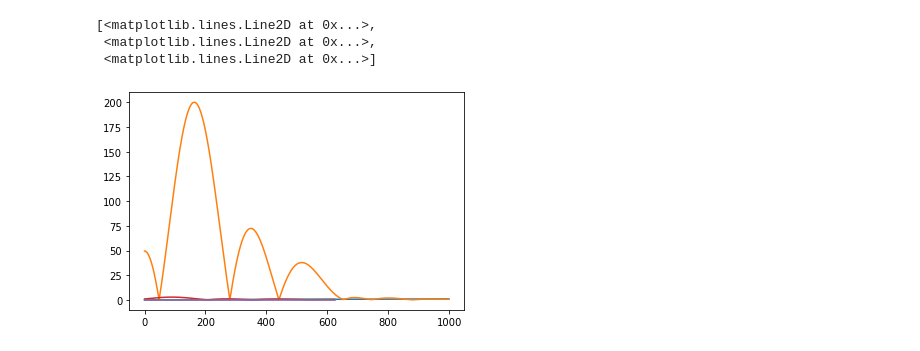
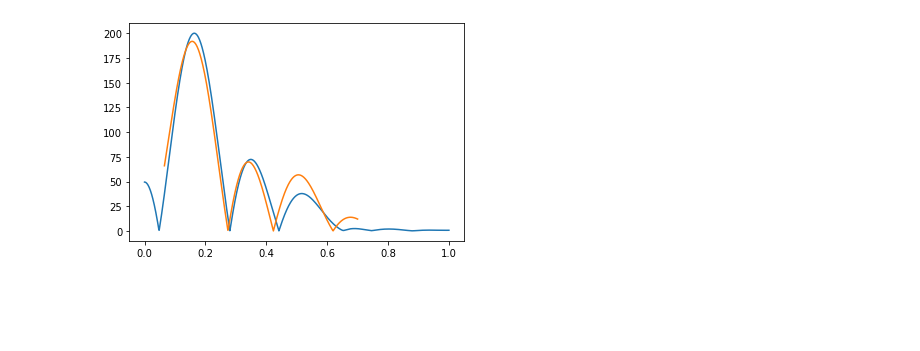
Before and after one commit to NMRLipids/DataBankManuscript, a Jupyter notebook: scripts/plotSimulation.ipynb, the cells around one changed output. Drawn from its saved outputs; the diff is of its cells as text; code cells hidden in the pictures; blank space fills up the shorter version.

```diff
--- a/scripts/plotSimulation.ipynb
+++ b/scripts/plotSimulation.ipynb
@@ -25,9 +80,6 @@ with open(OPpathSIM) as json_file:
-# %%
-plt.plot(FFsim)
-plt.plot(FFexp)
-# %% [output]
-[<matplotlib.lines.Line2D at 0x...>,
- <matplotlib.lines.Line2D at 0x...>,
- <matplotlib.lines.Line2D at 0x...>]
-[figure, removed]
+# %%
+plotFormFactor(FFsim,1)
+plotFormFactor(FFexp,FFq[1])
+# %% [output]
+[figure, added]
 # %%
```
Also changed, not shown: parts of 4 cells of this notebook.
